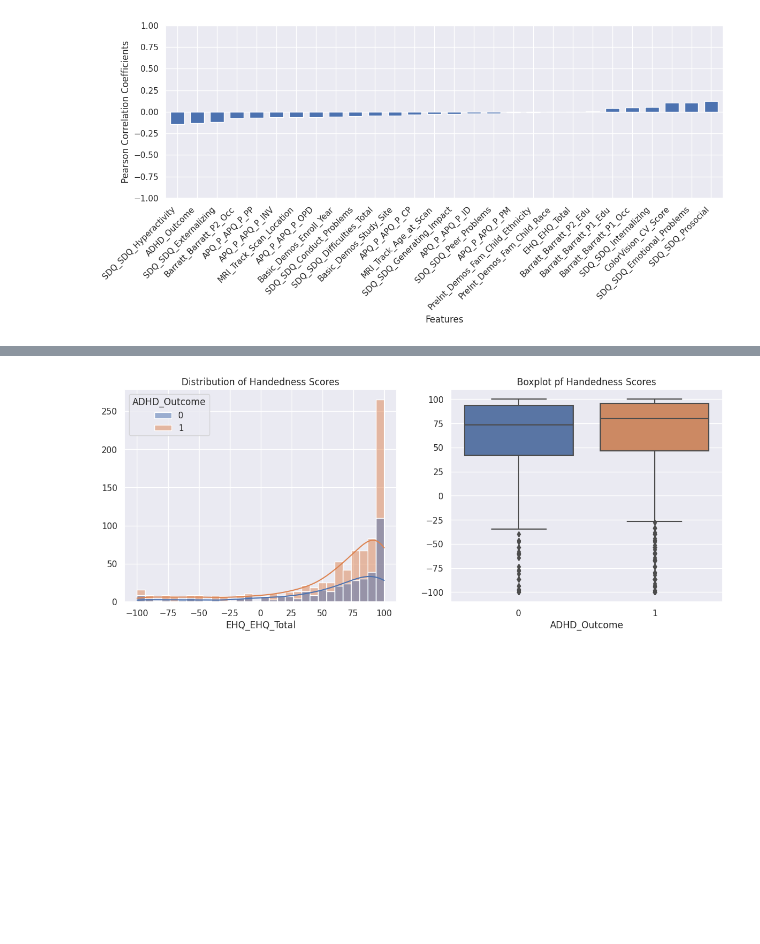
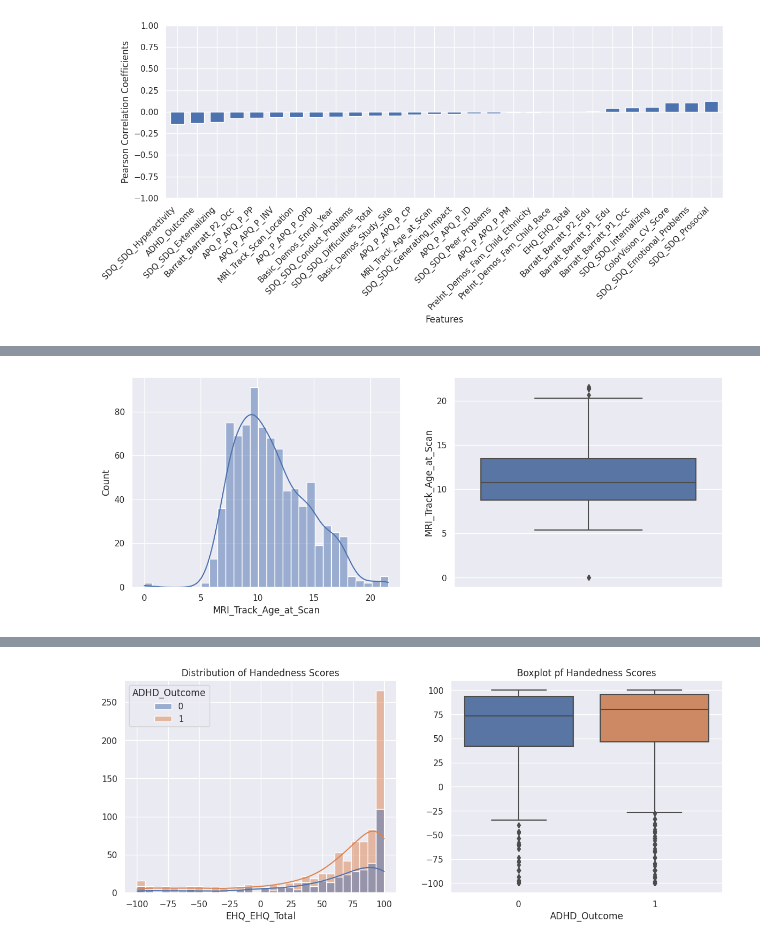
Before and after one commit to yigaai/Psycho_Neuro_ML_Project, a Jupyter notebook: understand-adhd.ipynb, the cells around one changed output, grey strips where cells are left out. Saved outputs shown, nothing was run; the diff lists cells and outputs as text; code cells hidden in the pictures; blank space fills up the shorter version.

```diff
--- a/understand-adhd.ipynb
+++ b/understand-adhd.ipynb
@@ -241,0 +258,16 @@ for i, var in enumerate(target_vars):
+# %%
+fig, (ax1, ax2) = plt.subplots(1, 2,
+                               figsize=(14,5))
+
+sns.histplot(data=df,
+             x='MRI_Track_Age_at_Scan',
+             bins=30,
+             kde=True,
+             ax=ax1)
+
+sns.boxplot(data=df,
+            y='MRI_Track_Age_at_Scan',
+            ax=ax2)
+plt.show()
+# %% [output]
+[figure, added]
```
Also changed, not shown: parts of 5 cells of this notebook.
